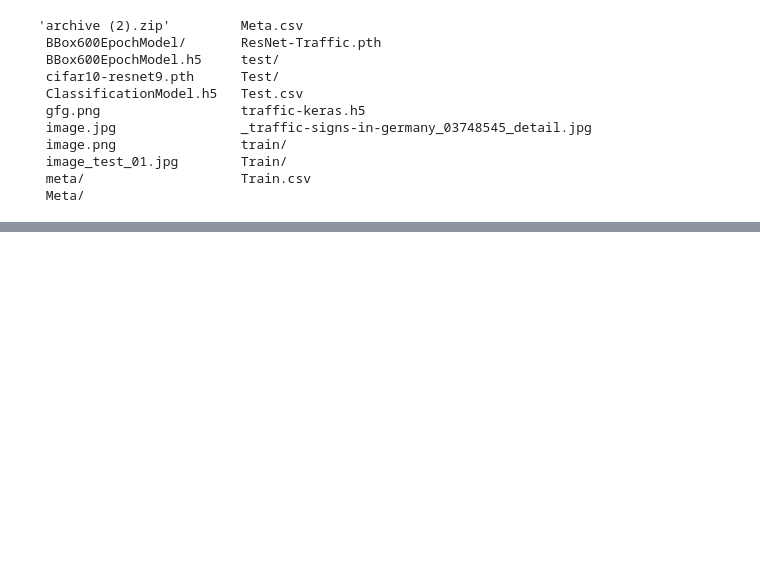
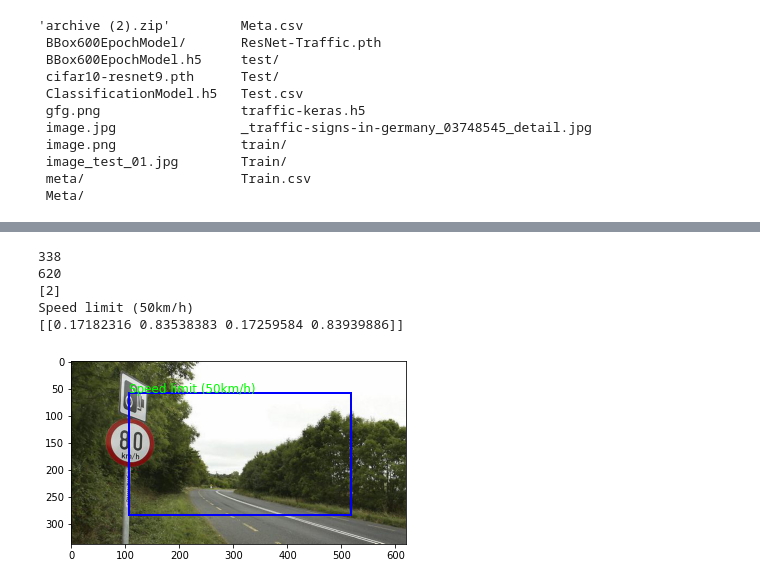
Before and after one commit to ethandsz/GTSRB-Classification-Localization, a Jupyter notebook: Localization&Classification_TrafficKeras.ipynb, the cells around one changed output, grey strips where cells are left out. Cells and saved outputs as stored; diff of their text form; code cells hidden in the pictures; blank space fills up the shorter version.

```diff
--- a/Localization&Classification_TrafficKeras.ipynb
+++ b/Localization&Classification_TrafficKeras.ipynb
@@ -753,20 +783,20 @@ def predict_url(url):
   data.append(np.array(resize_image))
   X_test = np.array(data)
   X_test = X_test/255
-  predict_x=ClassModel.predict(X_test)
-  classes_x=np.argmax(predict_x,axis=1)
+  predict_x=model.predict(X_test)
+  classes_x=np.argmax(predict_x[1],axis=1)
   print((classes_x))
   print(labels[int(classes_x)])
   pred = model.predict(X_test)
-  print(pred)
+  print(pred[0])
   showimg = mpimg.imread("image_name.jpg", 0)
   fig, ax = plt.subplots(1)
   ax.imshow(showimg)
 
-  pred_x1 = (pred[0][0]) *width
-  pred_x2 = (pred[0][1]) *width
-  pred_y1 = (pred[0][2]) *height
-  pred_y2 = (pred[0][3]) *height
+  pred_x1 = (pred[0][0][0]) *width
+  pred_x2 = (pred[0][0][1]) *width
+  pred_y1 = (pred[0][0][2]) *height
+  pred_y2 = (pred[0][0][3]) *height
 
   rect = patches.Rectangle((pred_x1, pred_y1), pred_x2-pred_x1, pred_y2-pred_y1, linewidth=2, edgecolor='b', facecolor='none')
   ax.add_patch(rect)
@@ -787,0 +806,4 @@ Speed limit (60km/h)
+# %%
+url = "https://www.independent.ie/regionals/enniscorthyguardian/news/2087b/29600327.ece/AUTOCROP/w620/NWS_20130917_New_008_28907846_I1.JPG"
+predict_url(url)
+# %% [output]
@@ -788,3 +812,9 @@ Speed limit (60km/h)
+338
+620
+[2]
+Speed limit (50km/h)
+[[0.17182316 0.83538383 0.17259584 0.83939886]]
+[figure, added]
 # %%
 from numpy import asarray
 
```
Also changed, not shown: parts of 24 cells of this notebook.
